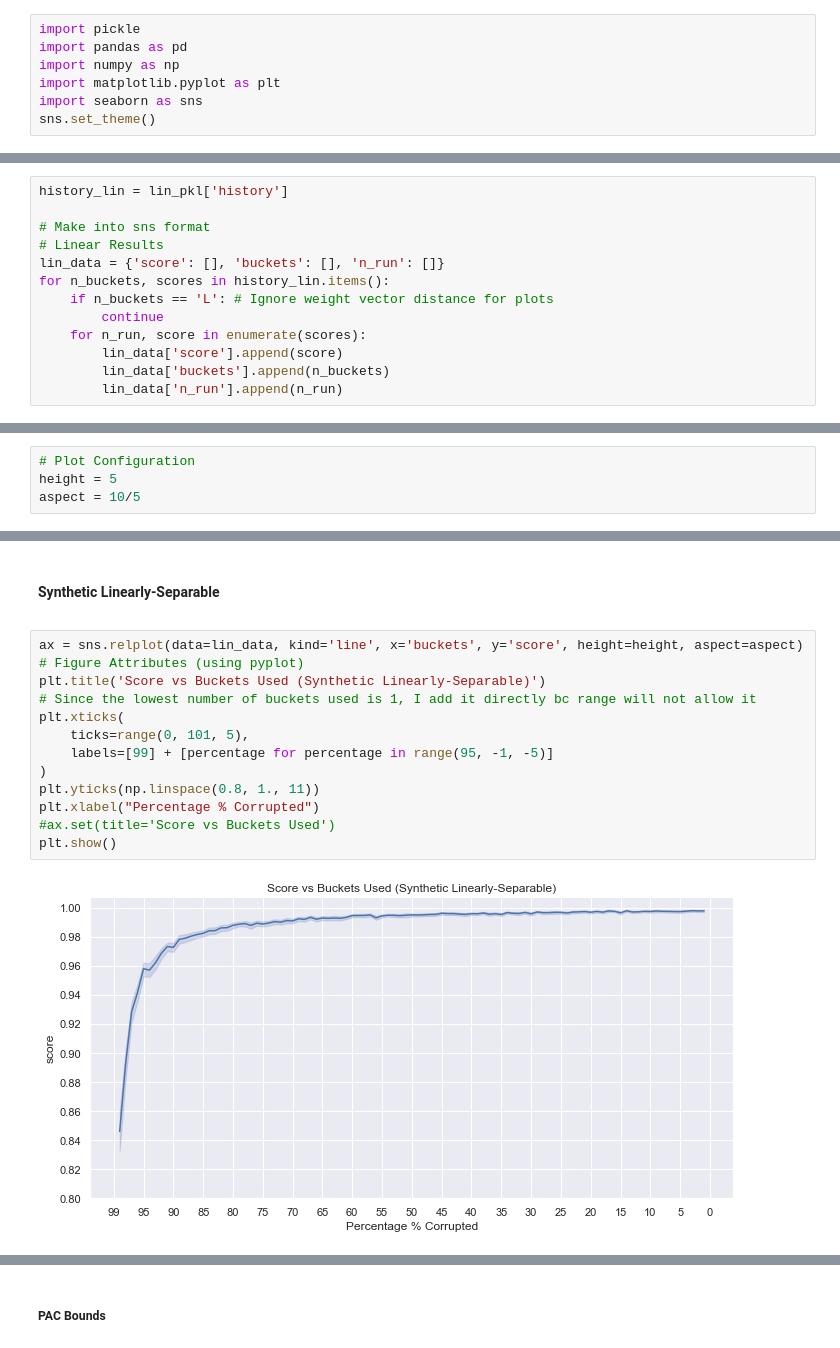
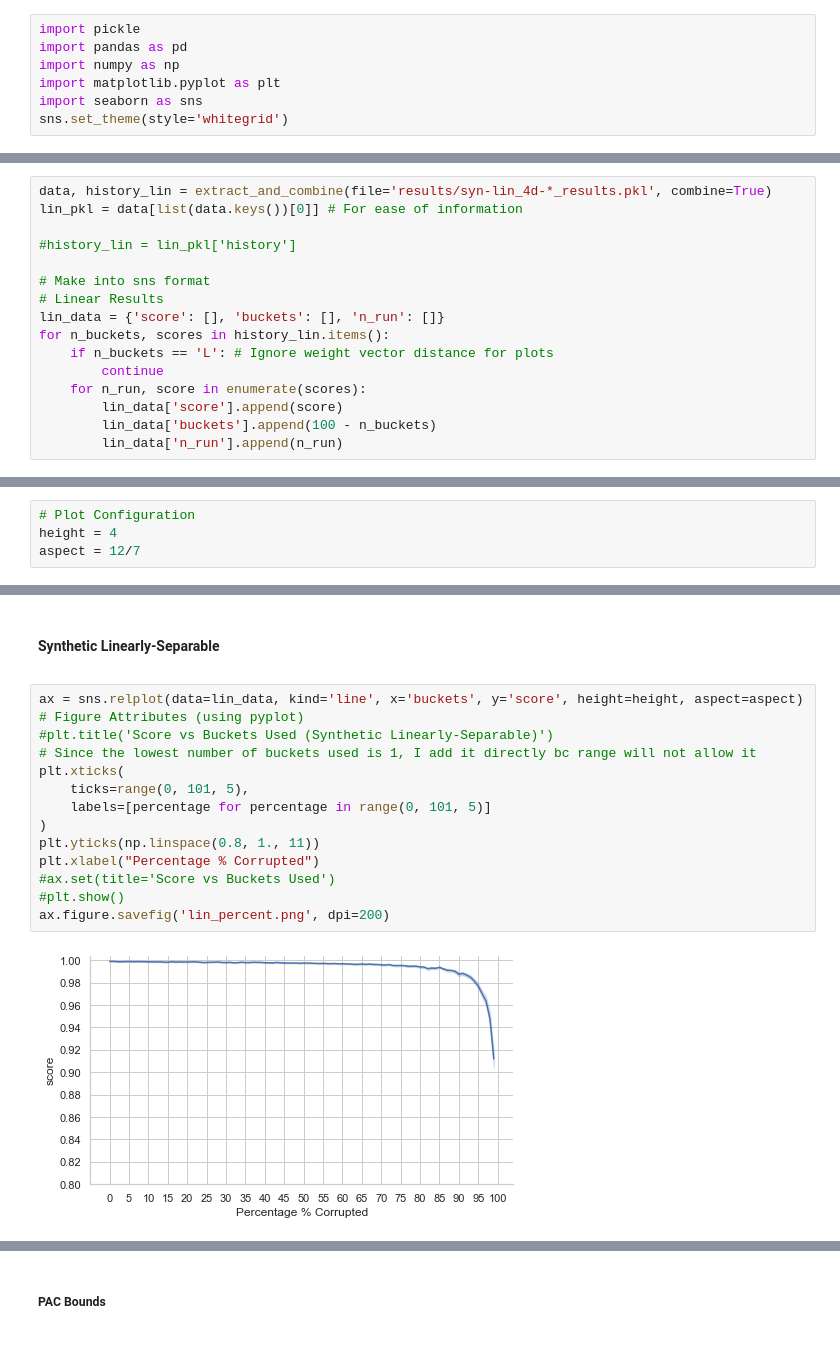
Before and after one commit to aguilarjose11/Perceptron-Corruption, a Jupyter notebook: ResultAnalysis.ipynb, the cells around one changed output, grey strips where cells are left out. Cells and saved outputs as stored; diff of their text form.

```diff
--- a/ResultAnalysis.ipynb
+++ b/ResultAnalysis.ipynb
@@ -25,7 +25,7 @@ import pandas as pd
 import numpy as np
 import matplotlib.pyplot as plt
 import seaborn as sns
-sns.set_theme()
+sns.set_theme(style='whitegrid')
 # %%
 def pocket_complexity(
     epsilon:      float,
@@ -159,5 +205,8 @@ with open('results/syn-lin_0_results.pkl', 'rb') as pkl:
 # %%
-history_lin = lin_pkl['history']
+data, history_lin = extract_and_combine(file='results/syn-lin_4d-*_results.pkl', combine=True)
+lin_pkl = data[list(data.keys())[0]] # For ease of information
+
+#history_lin = lin_pkl['history']
 
 # Make into sns format
 # Linear Results
@@ -167,7 +216,7 @@ for n_buckets, scores in history_lin.items():
         continue
     for n_run, score in enumerate(scores):
         lin_data['score'].append(score)
-        lin_data['buckets'].append(n_buckets)
+        lin_data['buckets'].append(100 - n_buckets)
         lin_data['n_run'].append(n_run)
 # %% [markdown]
 ## Synthetic Non Linear
@@ -241,8 +304,8 @@ for delta in [0.01]:
 # Line Plots
 # %%
 # Plot Configuration
-height = 5
-aspect = 10/5
+height = 4
+aspect = 12/7
 # %% [markdown]
 ### Synthetic Datasets
 # %% [markdown]
@@ -251,18 +314,19 @@ aspect = 10/5
 # %%
 ax = sns.relplot(data=lin_data, kind='line', x='buckets', y='score', height=height, aspect=aspect)
 # Figure Attributes (using pyplot)
-plt.title('Score vs Buckets Used (Synthetic Linearly-Separable)')
+#plt.title('Score vs Buckets Used (Synthetic Linearly-Separable)')
 # Since the lowest number of buckets used is 1, I add it directly bc range will not allow it
 plt.xticks(
     ticks=range(0, 101, 5),
-    labels=[99] + [percentage for percentage in range(95, -1, -5)]
+    labels=[percentage for percentage in range(0, 101, 5)]
 )
 plt.yticks(np.linspace(0.8, 1., 11))
 plt.xlabel("Percentage % Corrupted")
 #ax.set(title='Score vs Buckets Used')
-plt.show()
+#plt.show()
+ax.figure.savefig('lin_percent.png', dpi=200)
 # %% [output]
-[figure, old version]
+[figure, new version]
 # %%
 ax = sns.relplot(data=lin_data, kind='line', x='buckets', y='score', height=height, aspect=aspect)
 
```
Also changed, not shown: parts of 74 cells of this notebook, 7 other files.
